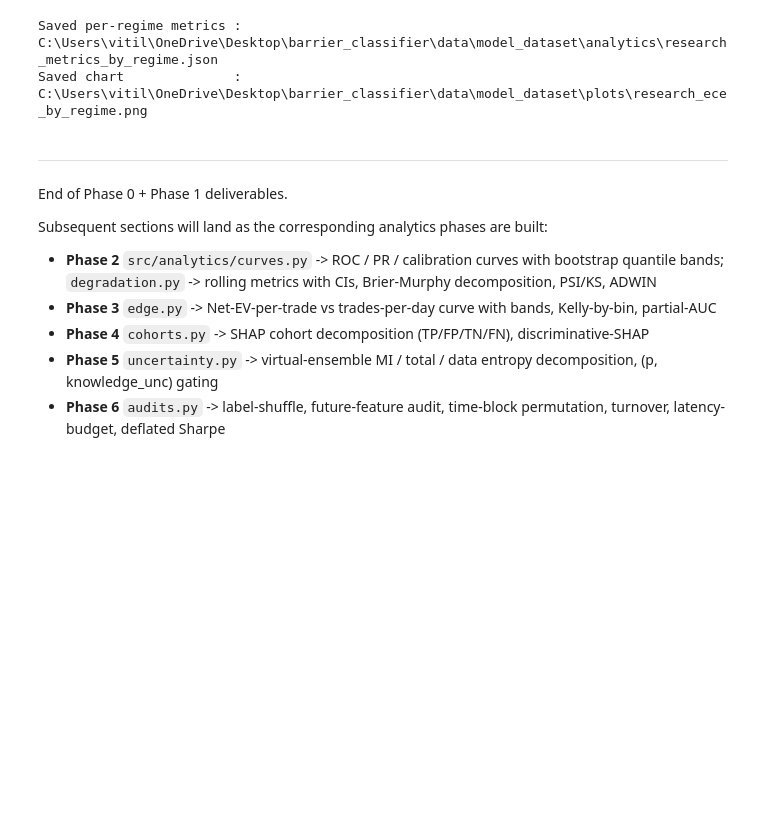
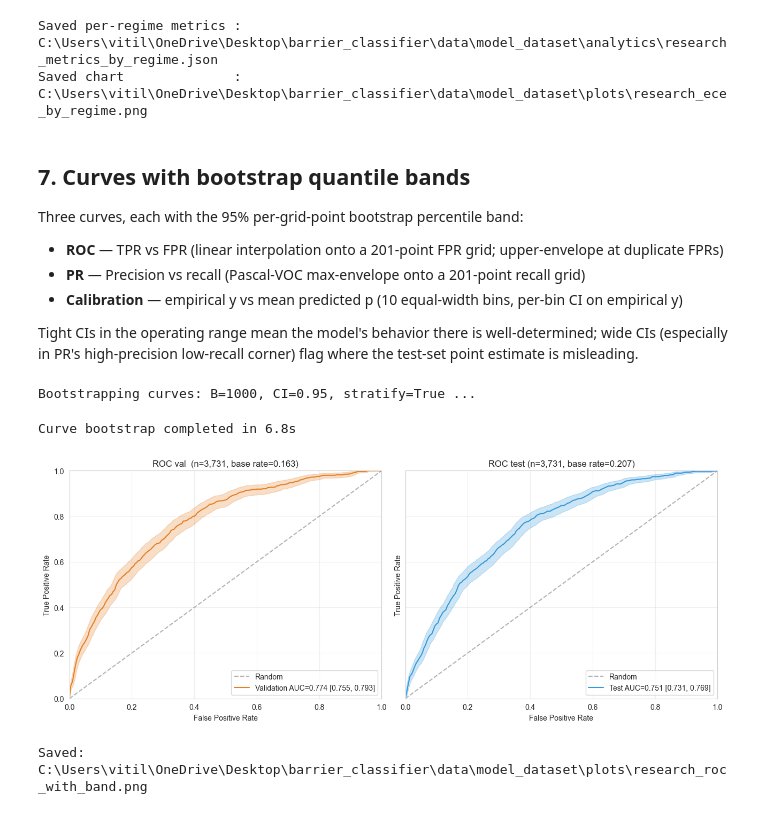
Before and after one commit to VitaIll/barrier_classifier, a Jupyter notebook: notebooks/04_offline_study.ipynb, the cells around one changed output. Saved outputs shown, nothing was run; the diff lists cells and outputs as text; code cells hidden in the pictures; blank space fills up the shorter version.

```diff
--- a/notebooks/04_offline_study.ipynb
+++ b/notebooks/04_offline_study.ipynb
@@ -439,13 +422,54 @@ print(f"Saved chart              : {PLOTS_DIR / 'research_ece_by_regime.png'}")
 Saved per-regime metrics : C:\Users\vitil\OneDrive\Desktop\barrier_classifier\data\model_dataset\analytics\research_metrics_by_regime.json
 Saved chart              : C:\Users\vitil\OneDrive\Desktop\barrier_classifier\data\model_dataset\plots\research_ece_by_regime.png
 # %% [markdown]
----
-End of Phase 0 + Phase 1 deliverables.
+## 7. Curves with bootstrap quantile bands
 
-Subsequent sections will land as the corresponding analytics phases are built:
+Three curves, each with the 95% per-grid-point bootstrap percentile band:
 
-- **Phase 2** `src/analytics/curves.py` -> ROC / PR / calibration curves with bootstrap quantile bands; `degradation.py` -> rolling metrics with CIs, Brier-Murphy decomposition, PSI/KS, ADWIN
-- **Phase 3** `edge.py` -> Net-EV-per-trade vs trades-per-day curve with bands, Kelly-by-bin, partial-AUC
-- **Phase 4** `cohorts.py` -> SHAP cohort decomposition (TP/FP/TN/FN), discriminative-SHAP
-- **Phase 5** `uncertainty.py` -> virtual-ensemble MI / total / data entropy decomposition, (p, knowledge_unc) gating
-- **Phase 6** `audits.py` -> label-shuffle, future-feature audit, time-block permutation, turnover, latency-budget, deflated Sharpe
+- **ROC** — TPR vs FPR (linear interpolation onto a 201-point FPR grid; upper-envelope at duplicate FPRs)
+- **PR** — Precision vs recall (Pascal-VOC max-envelope onto a 201-point recall grid)
+- **Calibration** — empirical y vs mean predicted p (10 equal-width bins, per-bin CI on empirical y)
+
+Tight CIs in the operating range mean the model's behavior there is well-determined; wide CIs (especially in PR's high-precision low-recall corner) flag where the test-set point estimate is misleading.
+# %%
+from src.analytics.curves import (
+    bootstrap_calibration_curve,
+    bootstrap_pr_curve,
+    bootstrap_roc_curve,
+    plot_calibration_with_ci,
+    plot_pr_with_band,
+    plot_roc_with_band,
+)
+
+print(f"Bootstrapping curves: B={BOOTSTRAP_B}, CI={BOOTSTRAP_CI}, stratify={BOOTSTRAP_STRATIFY} ...")
+t0 = time.perf_counter()
+val_roc = bootstrap_roc_curve(val_cache["y"].to_numpy(), val_cache["p"].to_numpy(),
+    B=BOOTSTRAP_B, ci=BOOTSTRAP_CI, stratify=BOOTSTRAP_STRATIFY, seed=BOOTSTRAP_SEED)
+test_roc = bootstrap_roc_curve(test_cache["y"].to_numpy(), test_cache["p"].to_numpy(),
+    B=BOOTSTRAP_B, ci=BOOTSTRAP_CI, stratify=BOOTSTRAP_STRATIFY, seed=BOOTSTRAP_SEED)
+val_pr = bootstrap_pr_curve(val_cache["y"].to_numpy(), val_cache["p"].to_numpy(),
+    B=BOOTSTRAP_B, ci=BOOTSTRAP_CI, stratify=BOOTSTRAP_STRATIFY, seed=BOOTSTRAP_SEED)
+test_pr = bootstrap_pr_curve(test_cache["y"].to_numpy(), test_cache["p"].to_numpy(),
+    B=BOOTSTRAP_B, ci=BOOTSTRAP_CI, stratify=BOOTSTRAP_STRATIFY, seed=BOOTSTRAP_SEED)
+val_cal = bootstrap_calibration_curve(val_cache["y"].to_numpy(), val_cache["p"].to_numpy(),
+    n_bins=10, B=BOOTSTRAP_B, ci=BOOTSTRAP_CI, stratify=BOOTSTRAP_STRATIFY, seed=BOOTSTRAP_SEED)
+test_cal = bootstrap_calibration_curve(test_cache["y"].to_numpy(), test_cache["p"].to_numpy(),
+    n_bins=10, B=BOOTSTRAP_B, ci=BOOTSTRAP_CI, stratify=BOOTSTRAP_STRATIFY, seed=BOOTSTRAP_SEED)
+print(f"Curve bootstrap completed in {time.perf_counter() - t0:.1f}s")
+# %% [output]
+Bootstrapping curves: B=1000, CI=0.95, stratify=True ...
+Curve bootstrap completed in 6.8s
+# %%
+# Side-by-side ROC: val vs test, both with 95% bootstrap bands
+fig, axes = plt.subplots(1, 2, figsize=(13, 5.2), sharey=True)
+plot_roc_with_band(val_roc,  ax=axes[0], color="#e67e22", label="Validation")
+plot_roc_with_band(test_roc, ax=axes[1], color="#3498db", label="Test", plot_diagonal=True)
+axes[0].set_title(f"ROC val  (n={len(val_cache):,}, base rate={val_cache['y'].mean():.3f})")
+axes[1].set_title(f"ROC test (n={len(test_cache):,}, base rate={test_cache['y'].mean():.3f})")
+plt.tight_layout()
+fig.savefig(PLOTS_DIR / "research_roc_with_band.png", dpi=150)
+plt.show()
+print(f"Saved: {PLOTS_DIR / 'research_roc_with_band.png'}")
+# %% [output]
+[figure, added]
+Saved: C:\Users\vitil\OneDrive\Desktop\barrier_classifier\data\model_dataset\plots\research_roc_with_band.png
```
Also changed, not shown: parts of 23 cells of this notebook, 9 other files.
